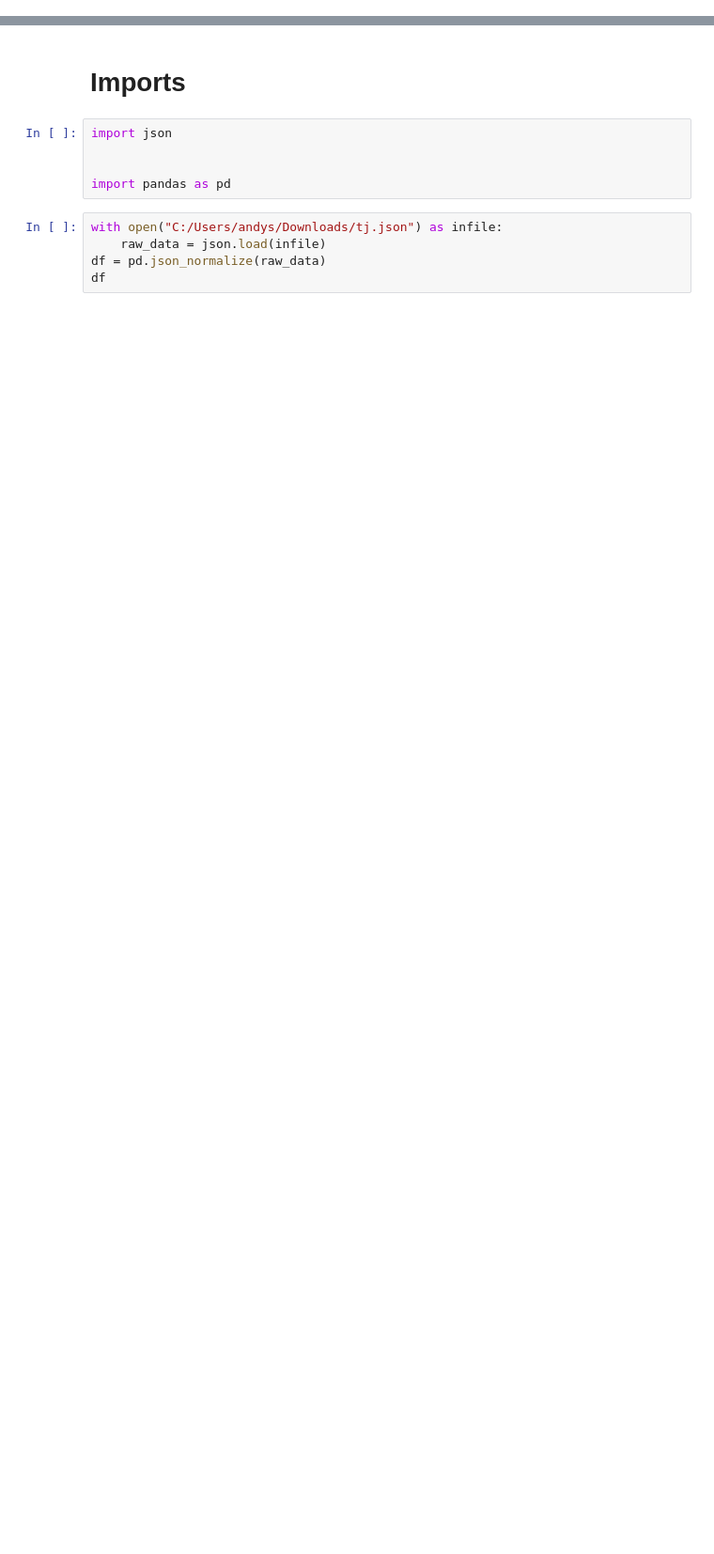
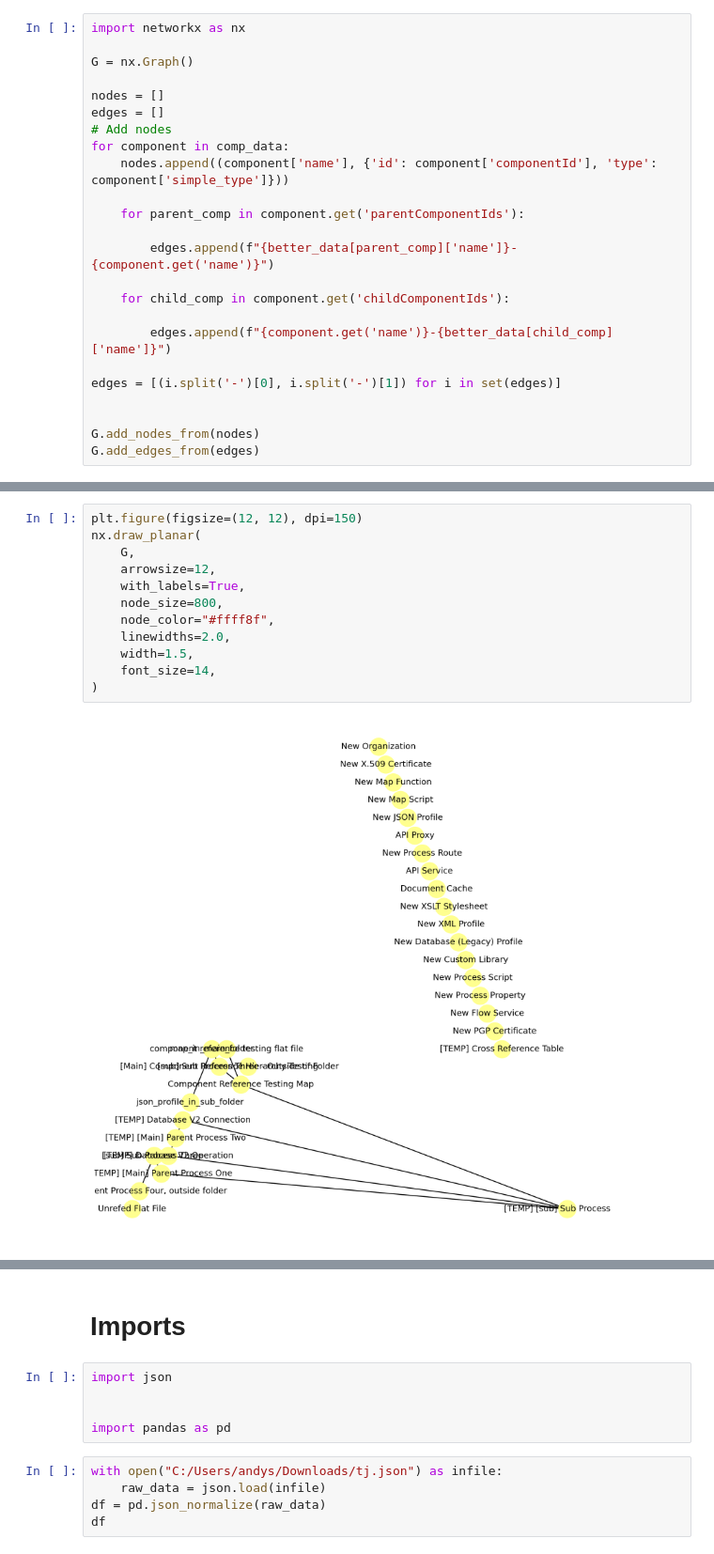
Before and after one commit to andystrub00/generate-boomi-dependency-report, a Jupyter notebook: dev/workbench.ipynb, the cells around one changed output, grey strips where cells are left out. Shown: that part at 94% size. Drawn from its saved outputs; the diff is of its cells as text; blank space fills up the shorter version.

```diff
--- a/dev/workbench.ipynb
+++ b/dev/workbench.ipynb
@@ -0,0 +35,24 @@
+# %%
+import networkx as nx
+
+G = nx.Graph()
+
+nodes = []
+edges = []
+# Add nodes
+for component in comp_data:
+    nodes.append((component['name'], {'id': component['componentId'], 'type': component['simple_type']}))
+
+    for parent_comp in component.get('parentComponentIds'):
+
+        edges.append(f"{better_data[parent_comp]['name']}-{component.get('name')}")
+
+    for child_comp in component.get('childComponentIds'):
+
+        edges.append(f"{component.get('name')}-{better_data[child_comp]['name']}")
+
+edges = [(i.split('-')[0], i.split('-')[1]) for i in set(edges)]
+
+
+G.add_nodes_from(nodes)
+G.add_edges_from(edges)
@@ -0,0 +67,14 @@
+# %%
+plt.figure(figsize=(12, 12), dpi=150)
+nx.draw_planar(
+    G,
+    arrowsize=12,
+    with_labels=True,
+    node_size=800,
+    node_color="#ffff8f",
+    linewidths=2.0,
+    width=1.5,
+    font_size=14,
+)
+# %% [output]
+[figure, added]
```
Also changed, not shown: parts of 11 cells of this notebook, 14 other files.
